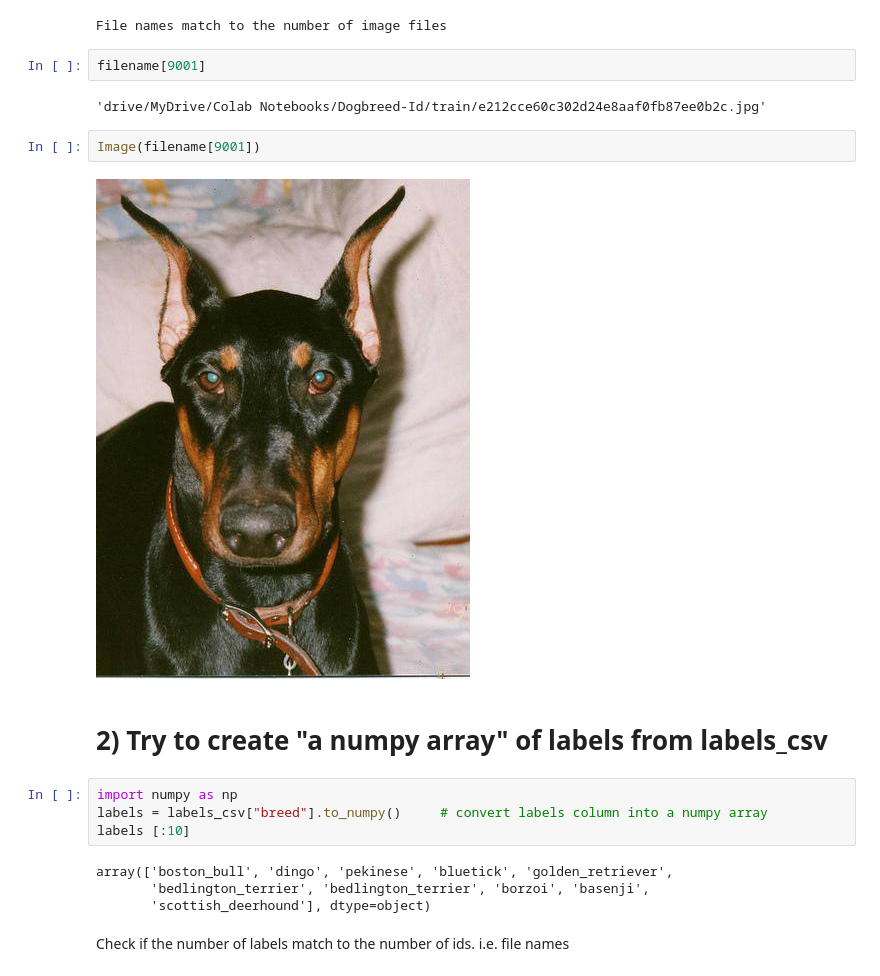
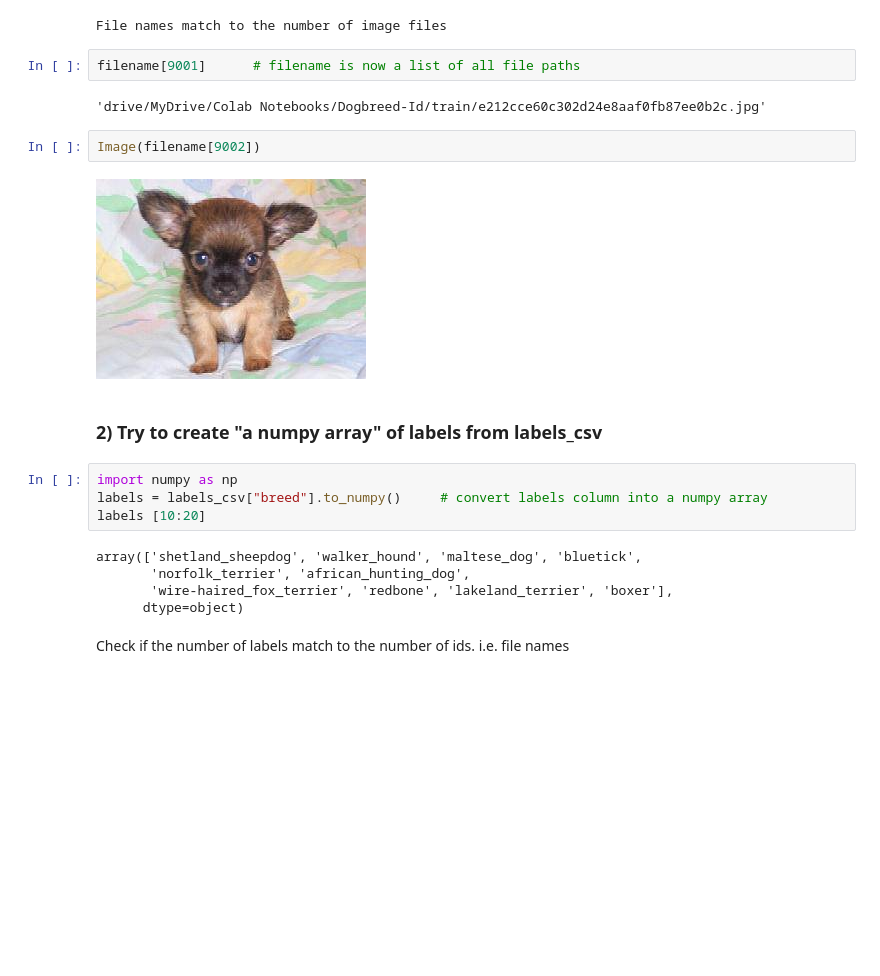
Before and after one commit to Chickyonline/Chickyonline, a Jupyter notebook: Multiclassification.ipynb, the cells around one changed output. Cells and saved outputs as stored; diff of their text form; blank space fills up the shorter version.

```diff
--- a/Multiclassification.ipynb
+++ b/Multiclassification.ipynb
@@ -79,24 +152,25 @@ else:
   print("File names do not match to number of image files : : check the zip file size and unzip completed or not")
 # %% [output]
 File names match to the number of image files
-# %%
-filename[9001]
-# %% [output]
-'drive/MyDrive/Colab Notebooks/Dogbreed-Id/train/e212cce60c302d24e8aaf0fb87ee0b2c.jpg'
+# %%
+filename[9001]      # filename is now a list of all file paths
+# %% [output]
+'drive/MyDrive/Colab Notebooks/Dogbreed-Id/train/e212cce60c302d24e8aaf0fb87ee0b2c.jpg'
 # %%
-Image(filename[9001])
+Image(filename[9002])
 # %% [output]
-[figure, old version]
+[figure, new version]
 # %% [markdown]
-# 2) Try to create "a numpy array" of labels from labels_csv
+### 2) Try to create "a numpy array" of labels from labels_csv
 # %%
 import numpy as np
 labels = labels_csv["breed"].to_numpy()     # convert labels column into a numpy array
-labels [:10]
+labels [10:20]
 # %% [output]
-array(['boston_bull', 'dingo', 'pekinese', 'bluetick', 'golden_retriever',
-       'bedlington_terrier', 'bedlington_terrier', 'borzoi', 'basenji',
-       'scottish_deerhound'], dtype=object)
+array(['shetland_sheepdog', 'walker_hound', 'maltese_dog', 'bluetick',
+       'norfolk_terrier', 'african_hunting_dog',
+       'wire-haired_fox_terrier', 'redbone', 'lakeland_terrier', 'boxer'],
+      dtype=object)
 # %% [markdown]
 Check if the number of labels match to the number of ids. i.e. file names
 # %%
```
Also changed, not shown: parts of 42 cells of this notebook.
